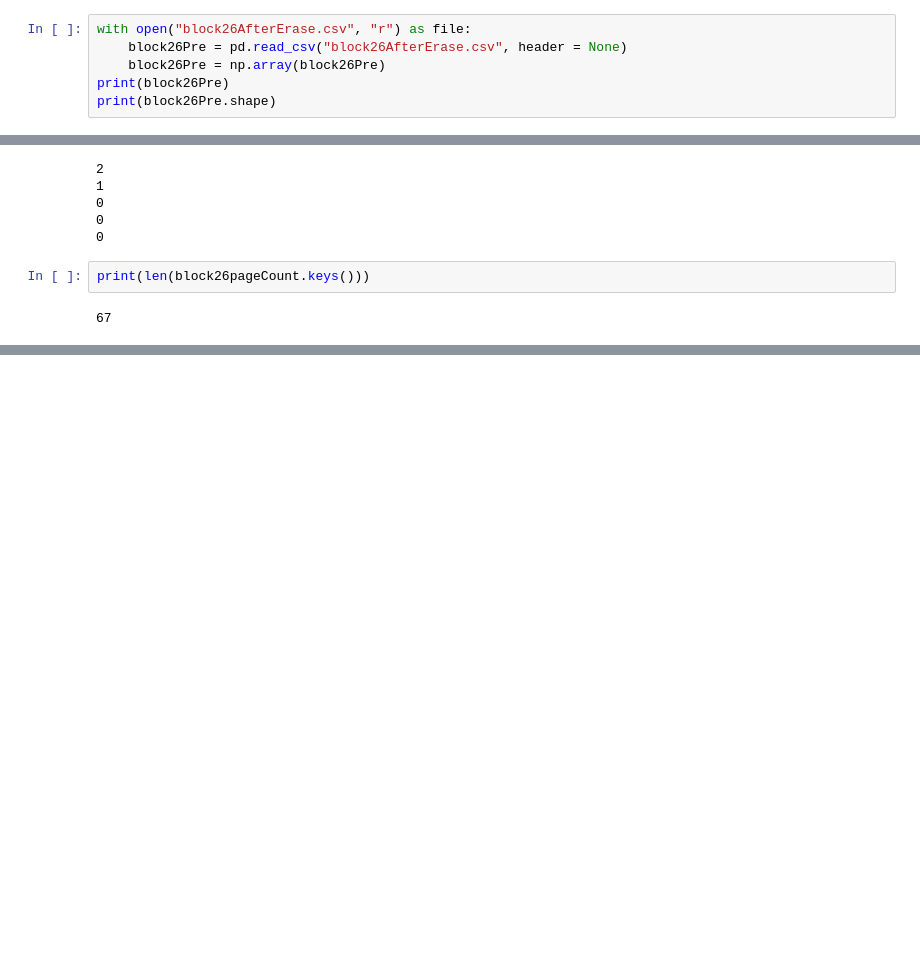
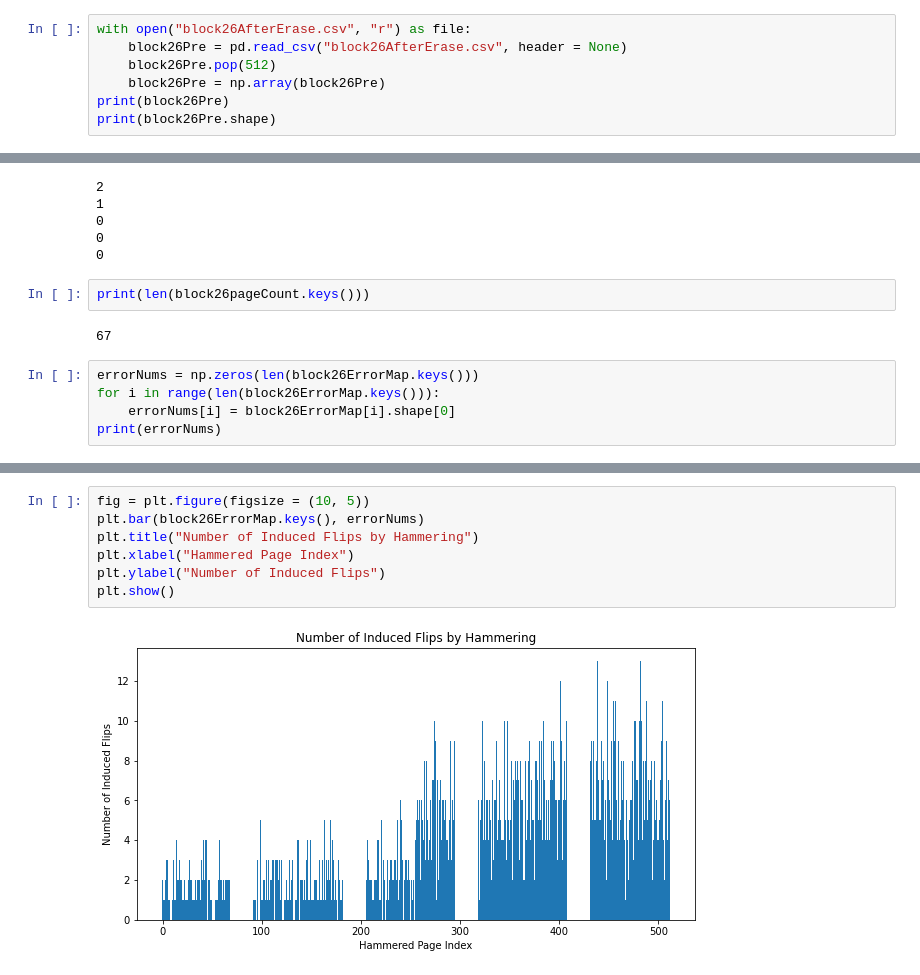
Before and after one commit to jeremywhui/OpenSSD-Rowhammer-Data, a Jupyter notebook: Rowhammer Output CSV Reading.ipynb, the cells around one changed output, grey strips where cells are left out. Drawn from its saved outputs; the diff is of its cells as text; blank space fills up the shorter version.

Commit message:
Graphs

```diff
--- a/Rowhammer Output CSV Reading.ipynb
+++ b/Rowhammer Output CSV Reading.ipynb
@@ -197,6 +198,7 @@ print(len(pageCount.keys()))
 # %%
 with open("block26AfterErase.csv", "r") as file:
     block26Pre = pd.read_csv("block26AfterErase.csv", header = None)
+    block26Pre.pop(512)
     block26Pre = np.array(block26Pre)
 print(block26Pre)
 print(block26Pre.shape)
@@ -363,3 +365,8 @@ print(block26fivedredCount)
 print(len(block26pageCount.keys()))
 # %% [output]
 67
+# %%
+errorNums = np.zeros(len(block26ErrorMap.keys()))
+for i in range(len(block26ErrorMap.keys())):
+    errorNums[i] = block26ErrorMap[i].shape[0]
+print(errorNums)
@@ -365,0 +391,9 @@ print(len(block26pageCount.keys()))
+# %%
+fig = plt.figure(figsize = (10, 5))
+plt.bar(block26ErrorMap.keys(), errorNums)
+plt.title("Number of Induced Flips by Hammering")
+plt.xlabel("Hammered Page Index")
+plt.ylabel("Number of Induced Flips")
+plt.show()
+# %% [output]
+[figure, added]
```
Also changed, not shown: parts of 3 cells of this notebook, 1 other file.
